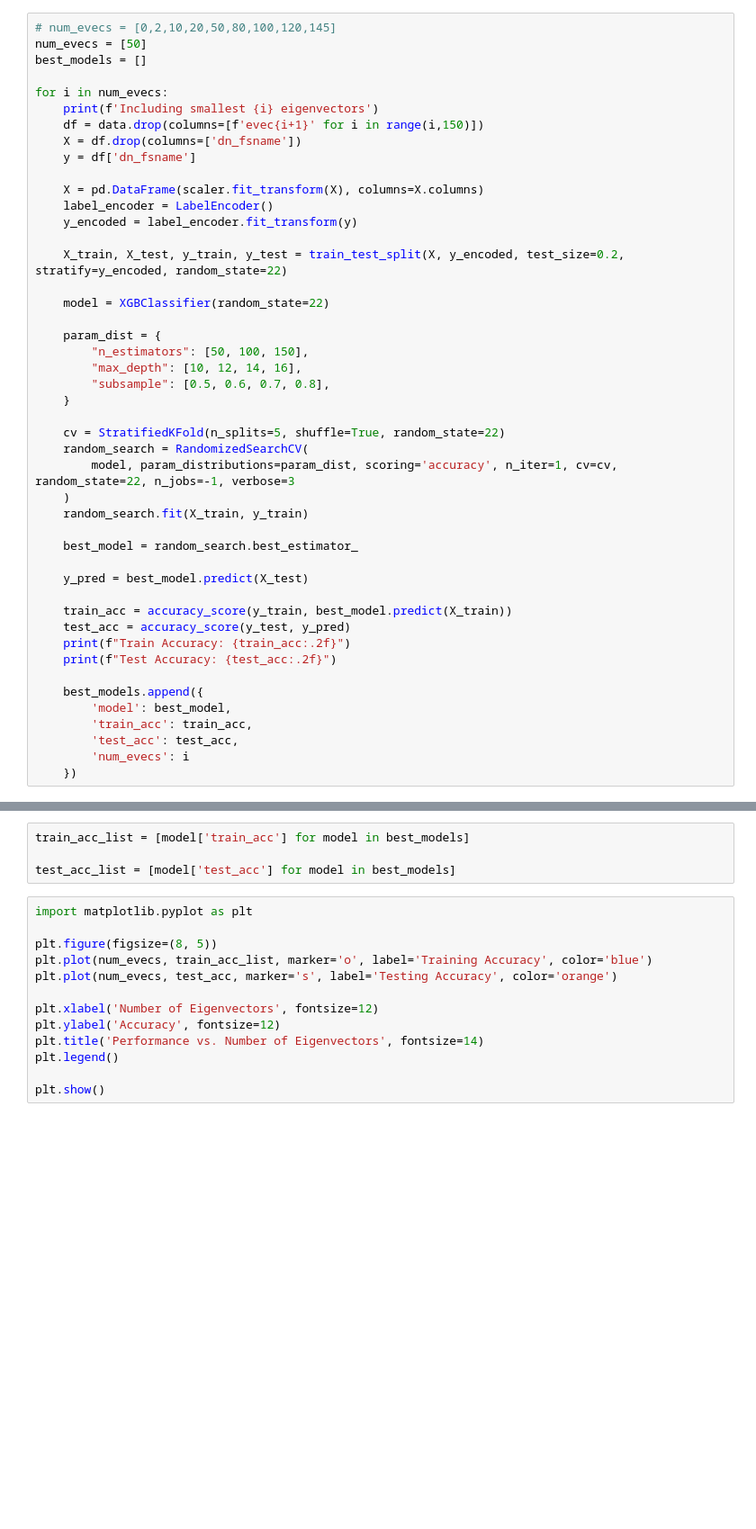
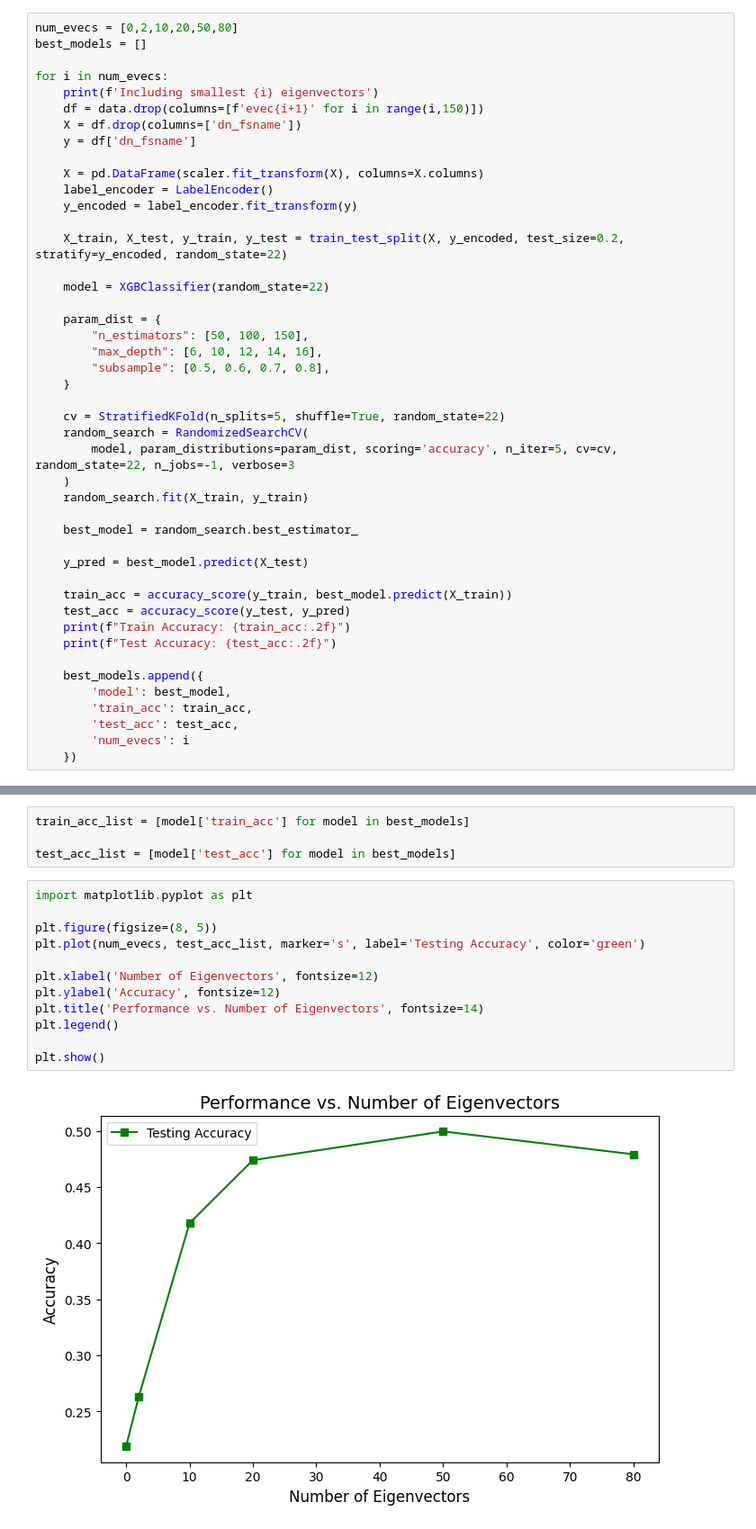
Before and after one commit to shamanth-kuthpadi/IS-modeling-connectomes, a Jupyter notebook: classifier.ipynb, the cells around one changed output, grey strips where cells are left out. Shown at 90% size. Cells and saved outputs as stored; diff of their text form; blank space fills up the shorter version.

```diff
--- a/classifier.ipynb
+++ b/classifier.ipynb
@@ -17,8 +17,7 @@ data = pd.read_csv('connectome_data.csv')
 data = data.drop(columns=['node_id', 'dn_position_x', 'dn_position_y', 'dn_position_z', 'dn_region', 'dn_hemisphere', 'dn_correspondence_id', 'dn_name'])
 data['dn_fsname'] = [label.split('_')[0] for label in data['dn_fsname']]
 # %%
-# num_evecs = [0,2,10,20,50,80,100,120,145]
-num_evecs = [50]
+num_evecs = [0,2,10,20,50,80]
 best_models = []
 
 for i in num_evecs:
@@ -37,13 +36,13 @@ for i in num_evecs:
 
     param_dist = {
         "n_estimators": [50, 100, 150],
-        "max_depth": [10, 12, 14, 16],
+        "max_depth": [6, 10, 12, 14, 16],
         "subsample": [0.5, 0.6, 0.7, 0.8],
     }
 
     cv = StratifiedKFold(n_splits=5, shuffle=True, random_state=22)
     random_search = RandomizedSearchCV(
-        model, param_distributions=param_dist, scoring='accuracy', n_iter=1, cv=cv, random_state=22, n_jobs=-1, verbose=3
+        model, param_distributions=param_dist, scoring='accuracy', n_iter=5, cv=cv, random_state=22, n_jobs=-1, verbose=3
     )
     random_search.fit(X_train, y_train)
 
@@ -83,13 +109,14 @@ test_acc_list = [model['test_acc'] for model in best_models]
 # %%
 import matplotlib.pyplot as plt
 
 plt.figure(figsize=(8, 5))
-plt.plot(num_evecs, train_acc_list, marker='o', label='Training Accuracy', color='blue')
-plt.plot(num_evecs, test_acc, marker='s', label='Testing Accuracy', color='orange')
+plt.plot(num_evecs, test_acc_list, marker='s', label='Testing Accuracy', color='green')
 
 plt.xlabel('Number of Eigenvectors', fontsize=12)
 plt.ylabel('Accuracy', fontsize=12)
 plt.title('Performance vs. Number of Eigenvectors', fontsize=14)
 plt.legend()
 
 plt.show()
+# %% [output]
+[figure, added]
```
Also changed, not shown: parts of 8 cells of this notebook, 2 other files.
